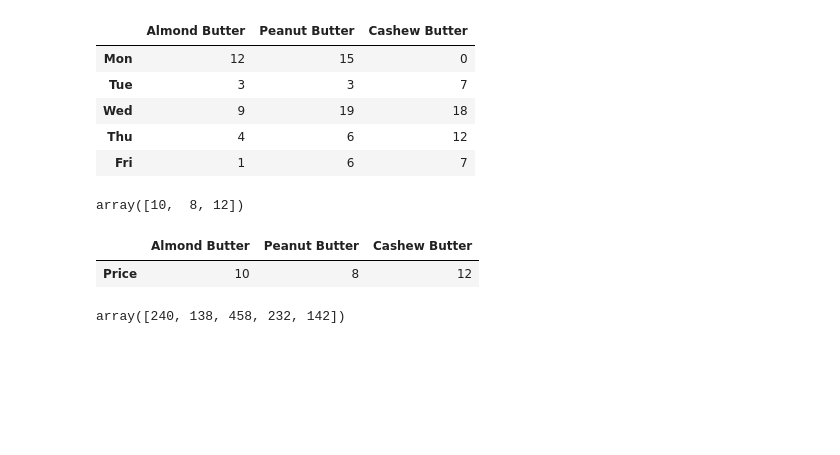
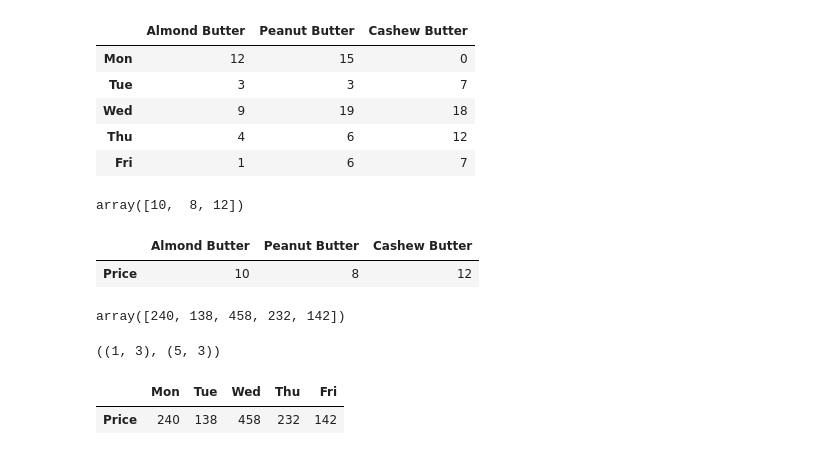
Before and after one commit to StarDust130/ML-101, a Jupyter notebook: NumPy/introduction-to-numpy.ipynb, the cells around one changed output. Cells and saved outputs as stored; diff of their text form; code cells hidden in the pictures; blank space fills up the shorter version.

Commit message:
Add daily sales calculation and display in NumPy notebook

```diff
--- a/NumPy/introduction-to-numpy.ipynb
+++ b/NumPy/introduction-to-numpy.ipynb
@@ -523,3 +523,14 @@ total_sales = prices.dot(sales_amounts.T) # T means align the shapes for dot pro
 total_sales
 # %% [output]
 array([240, 138, 458, 232, 142])
+# %%
+# Create  daily_sales
+butter_prices.shape , weekly_sales.shape
+# %% [output]
+((1, 3), (5, 3))
+# %%
+daily_sales = butter_prices.dot(weekly_sales.T)
+daily_sales
+# %% [output]
+|  | Mon | Tue | Wed | Thu | Fri |
+| Price | 240 | 138 | 458 | 232 | 142 |
```
